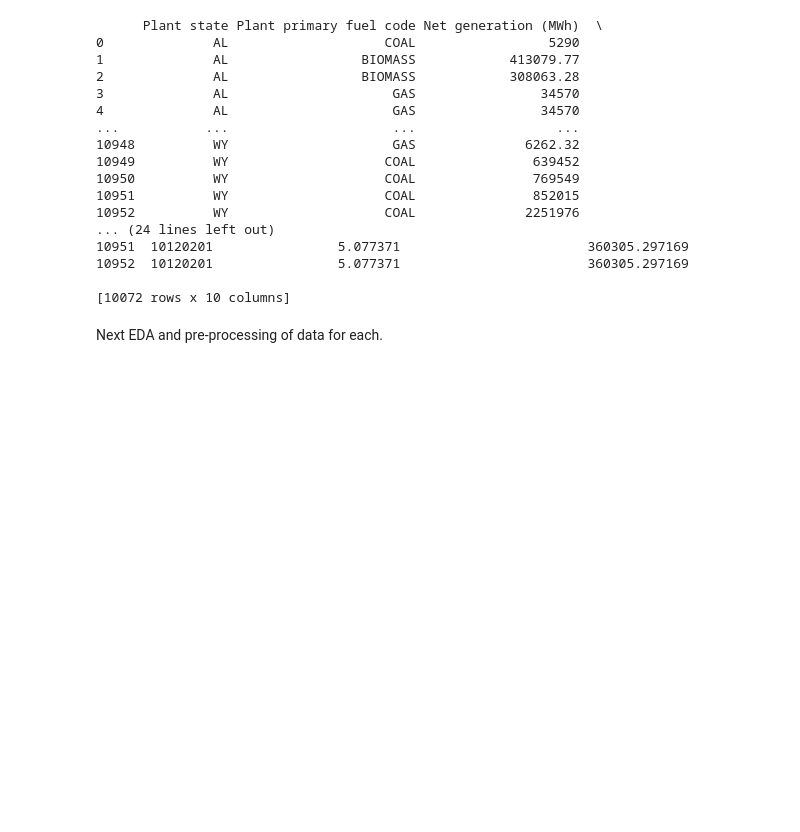
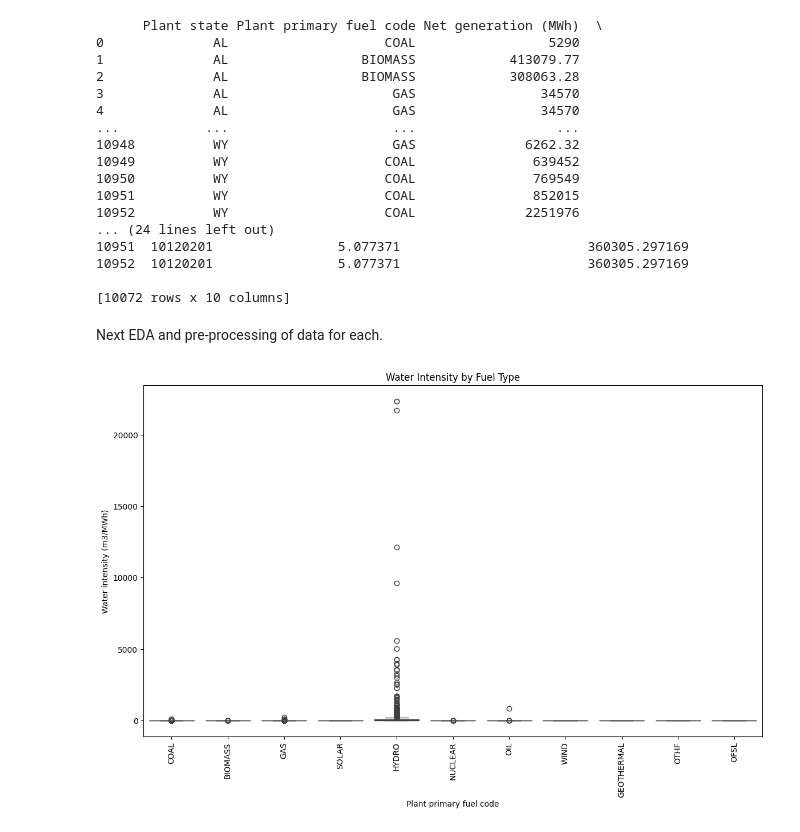
Before and after one commit to ChhaviDixit/ML-Climate, a Jupyter notebook: src/Data_Center_Sustainability_Score.ipynb, the cells around one changed output. Cells and saved outputs as stored; diff of their text form; code cells hidden in the pictures; blank space fills up the shorter version.

```diff
--- a/src/Data_Center_Sustainability_Score.ipynb
+++ b/src/Data_Center_Sustainability_Score.ipynb
@@ -500,3 +512,12 @@ print(dfWater)
 [10072 rows x 10 columns]
 # %% [markdown]
 Next EDA and pre-processing of data for each.
+# %%
+# Explore relationship between fuel type and water intensity
+plt.figure(figsize=(14, 8))
+sns.boxplot(x='Plant primary fuel code', y='Water intensity (m3/MWh)', data=dfWater)
+plt.title('Water Intensity by Fuel Type')
+plt.xticks(rotation=90)
+plt.show()
+# %% [output]
+[figure, added]
```
Also changed, not shown: parts of 28 cells of this notebook.
